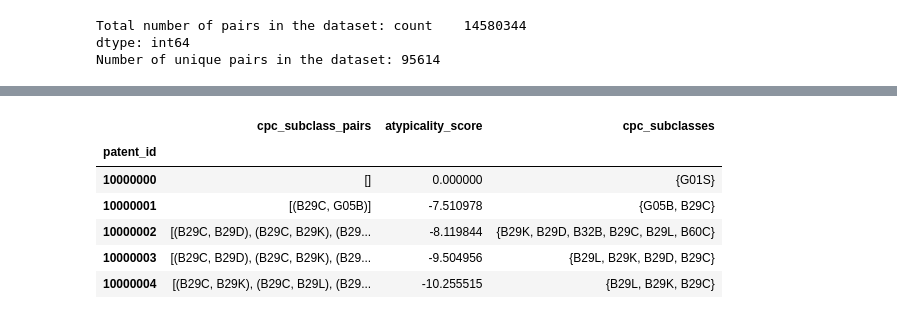
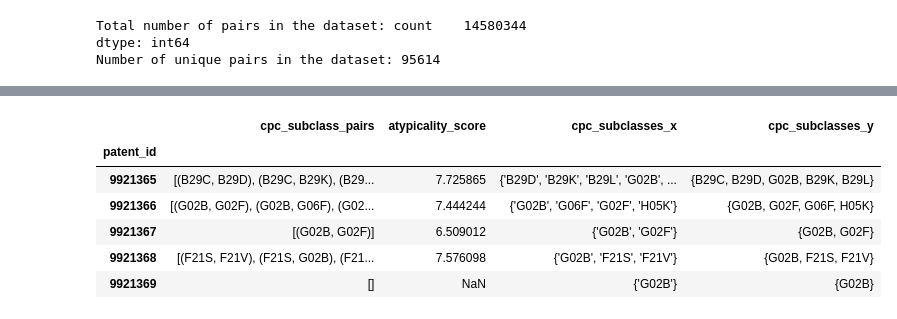
Before and after one commit to koacow/glob-s-RA, a Jupyter notebook: patents/calculate_measures.ipynb, the cells around one changed output, grey strips where cells are left out. Cells and saved outputs as stored; diff of their text form; code cells hidden in the pictures.

```diff
--- a/patents/calculate_measures.ipynb
+++ b/patents/calculate_measures.ipynb
@@ -102,8 +94,8 @@ Name: cpc_subclass, dtype: object
 # %%
 import ast
-# Step 2: Generate all unique pairs of cpc_subclasses for each patent
+# 2. Generate all unique pairs of cpc_subclasses for each patent
 def generate_pairs(cpc_subclass: set) -> list:
-    if isinstance(cpc_subclass, float):
+    if np.isnan(cpc_subclass):
         return []
     if not isinstance(cpc_subclass, set):
         cpc_subclass = set(cpc_subclass)
@@ -117,8 +109,9 @@ if not os.path.exists("./data/cpc_subclass_pairs.csv"):
     patent_cpc_subclass_pairs = patent_cpc_subclass_pairs.rename("cpc_subclass_pairs")
     patent_cpc_subclass_pairs.to_csv("./data/cpc_subclass_pairs.csv")
 else:
-    patent_cpc_subclass_pairs = pd.read_csv("./data/cpc_subclass_pairs.csv", index_col=0)
-    patent_cpc_subclass_pairs["cpc_subclass_pairs"] = patent_cpc_subclass_pairs["cpc_subclass_pairs"].apply(ast.literal_eval, meta=('cpc_subclass_pairs', 'object'))
+    patent_cpc_subclass_pairs = pd.read_csv("./data/cpc_subclass_pairs.csv", index_col=0, dtype={"patent_id": "string"})
+    patent_cpc_subclass_pairs["cpc_subclass_pairs"] = patent_cpc_subclass_pairs["cpc_subclass_pairs"].apply(ast.literal_eval)
+    patent_cpc_subclass_pairs = patent_cpc_subclass_pairs["cpc_subclass_pairs"]
 patent_cpc_subclass_pairs.head()
 # %% [output]
 patent_id
@@ -142,13 +136,15 @@ patent_cpc_subclass_pairs_long.head()
 | 3 | 10000002 | (B29C, B29K) |
 | 4 | 10000002 | (B29C, B29L) |
 # %%
-# Step 4: Count occurrences of each unique pair
+# 4. Count occurrences of each unique pair
 if not os.path.exists("./data/cpc_subclass_pair_counts.csv"):
     pair_counts = patent_cpc_subclass_pairs_long.groupby("cpc_subclass_pair").size()
     pair_counts = pair_counts.to_frame(name="count")
     pair_counts.to_csv("./data/cpc_subclass_pair_counts.csv")
 else:
-    pair_counts = pd.read_csv("./data/cpc_subclass_pair_counts.csv", index_col=0)
+    pair_counts = pd.read_csv("./data/cpc_subclass_pair_counts.csv")
+    pair_counts["cpc_subclass_pair"] = pair_counts["cpc_subclass_pair"].apply(ast.literal_eval)
+    pair_counts = pair_counts.set_index("cpc_subclass_pair")
 
 pair_counts.head()
 # %% [output]
@@ -171,10 +167,10 @@ dtype: int64
 Number of unique pairs in the dataset: 95614
 # %%
 import numpy as np
-# Step 5: Assign each pair an atypicality score
+# 5. Assign each cpc subclass pair an atypicality score
 def atypicality_score(n):
     if n > 0:
-        return -np.log(n)
+        return -np.log(n/total_pairs)
     else:
         # This should not happen since the pairs are generated from existing data. If it does, raise an error.
         raise ValueError("Count must be greater than 0")
@@ -184,6 +180,8 @@ if not os.path.exists("./data/cpc_subclass_pair_counts_with_atypicality.csv"):
     pair_counts.to_csv("./data/cpc_subclass_pair_counts_with_atypicality.csv")
 else:
     pair_counts = pd.read_csv("./data/cpc_subclass_pair_counts_with_atypicality.csv")
+    pair_counts["cpc_subclass_pair"] = pair_counts["cpc_subclass_pair"].apply(ast.literal_eval)
+    pair_counts = pair_counts.set_index("cpc_subclass_pair")
 pair_counts.head()
 # %% [output]
 |  | count | atypicality_score |
@@ -209,30 +208,27 @@ Name: atypicality_score, dtype: float64
 pair_counts_dict = pair_counts.to_dict(orient="index")
 # %%
 # Step 6: Calculate the atypicality score for each patent
-def calculate_atypicality_score(cpc_group_pairs):
-    if isinstance(cpc_group_pairs, str):
-        cpc_group_pairs = ast.literal_eval(cpc_group_pairs)
-
-    if len(cpc_group_pairs) == 0:
-        return 0.0
-    # Get the counts for each pair
+def calculate_atypicality_score(cpc_subclass_pairs):
+    if len(cpc_subclass_pairs) == 0:
+        return np.nan
+    # Get the atypicality score for each cpc_subclass pair
     scores = [pair_counts_dict.get(tuple(pair), {}).get("atypicality_score", 0) for pair in cpc_group_pairs]
     if len(scores) == 0:
         raise RuntimeError("No matching pairs found for the given cpc_group_pairs.")
 
-    # Calculate the atypicality score for each pair
+    # Calculate the atypicality score for each patent = average atypicality score for all cpc subclass pairs it cites
     atypicality_score = np.mean(scores)
 
     return atypicality_score
 
-if not os.path.exists("./data/patent_with_atypicality.csv"):
+if not os.path.exists("./data/patents_with_atypicality.csv"):
     if not isinstance(patent_cpc_subclass_pairs, pd.DataFrame):
         patent_cpc_subclass_pairs = patent_cpc_subclass_pairs.to_frame()
     # Group by patent_id and calculate the atypicality score for each patent
     patent_cpc_subclass_pairs["atypicality_score"] = patent_cpc_subclass_pairs["cpc_subclass_pairs"].apply(calculate_atypicality_score)
-    patent_cpc_subclass_pairs.to_csv("./data/patent_with_atypicality.csv")
+    patent_cpc_subclass_pairs.to_csv("./data/patents_with_atypicality.csv")
 else:
-    patent_cpc_subclass_pairs = pd.read_csv("./data/patent_with_atypicality.csv", index_col=0)
+    patent_cpc_subclass_pairs = pd.read_csv("./data/patents_with_atypicality.csv", index_col=0)
     patent_cpc_subclass_pairs["cpc_subclass_pairs"] = patent_cpc_subclass_pairs["cpc_subclass_pairs"].apply(ast.literal_eval)
 
 
@@ -248,15 +257,14 @@ patent_cpc_subclass_pairs.head()
 # %%
-# Step 8: Merge the atypicality scores with the list of cpc subclasses to get the full output
-if not os.path.exists("./data/patent_cpc_subclass_pairs.csv"):
-    patent_cpc_subclass_pairs_with_atypicality = pd.merge(patent_cpc_subclass_pairs, cpc_subclasses, right_index=True, left_index=True, how="inner", validate="1:1")
+# 8. Merge the atypicality scores with the list of cpc subclasses to get the full output
+patent_cpc_subclass_pairs_with_atypicality = pd.merge(patent_cpc_subclass_pairs, cpc_subclasses, right_index=True, left_index=True, how="inner", validate="1:1")
 patent_cpc_subclass_pairs_with_atypicality.head()
 # %% [output]
-|  | cpc_subclass_pairs | atypicality_score | cpc_subclasses |
-| patent_id |  |  |  |
-| 10000000 | [] | 0.000000 | {G01S} |
-| 10000001 | [(B29C, G05B)] | -7.510978 | {G05B, B29C} |
-| 10000002 | [(B29C, B29D), (B29C, B29K), (B29... | -8.119844 | {B29K, B29D, B32B, B29C, B29L, B60C} |
-| 10000003 | [(B29C, B29D), (B29C, B29K), (B29... | -9.504956 | {B29L, B29K, B29D, B29C} |
-| 10000004 | [(B29C, B29K), (B29C, B29L), (B29... | -10.255515 | {B29L, B29K, B29C} |
+|  | cpc_subclass_pairs | atypicality_score | cpc_subclasses_x | cpc_subclasses_y |
+| patent_id |  |  |  |  |
+| 9921365 | [(B29C, B29D), (B29C, B29K), (B29... | 7.725865 | {'B29D', 'B29K', 'B29L', 'G02B', ... | {B29C, B29D, G02B, B29K, B29L} |
+| 9921366 | [(G02B, G02F), (G02B, G06F), (G02... | 7.444244 | {'G02B', 'G06F', 'G02F', 'H05K'} | {G02B, G02F, G06F, H05K} |
+| 9921367 | [(G02B, G02F)] | 6.509012 | {'G02B', 'G02F'} | {G02B, G02F} |
+| 9921368 | [(F21S, F21V), (F21S, G02B), (F21... | 7.576098 | {'G02B', 'F21S', 'F21V'} | {G02B, F21S, F21V} |
+| 9921369 | [] | NaN | {'G02B'} | {G02B} |
 # %%
 # Step 9: Save the final DataFrame to a CSV file
```
Also changed, not shown: parts of 23 cells of this notebook.
